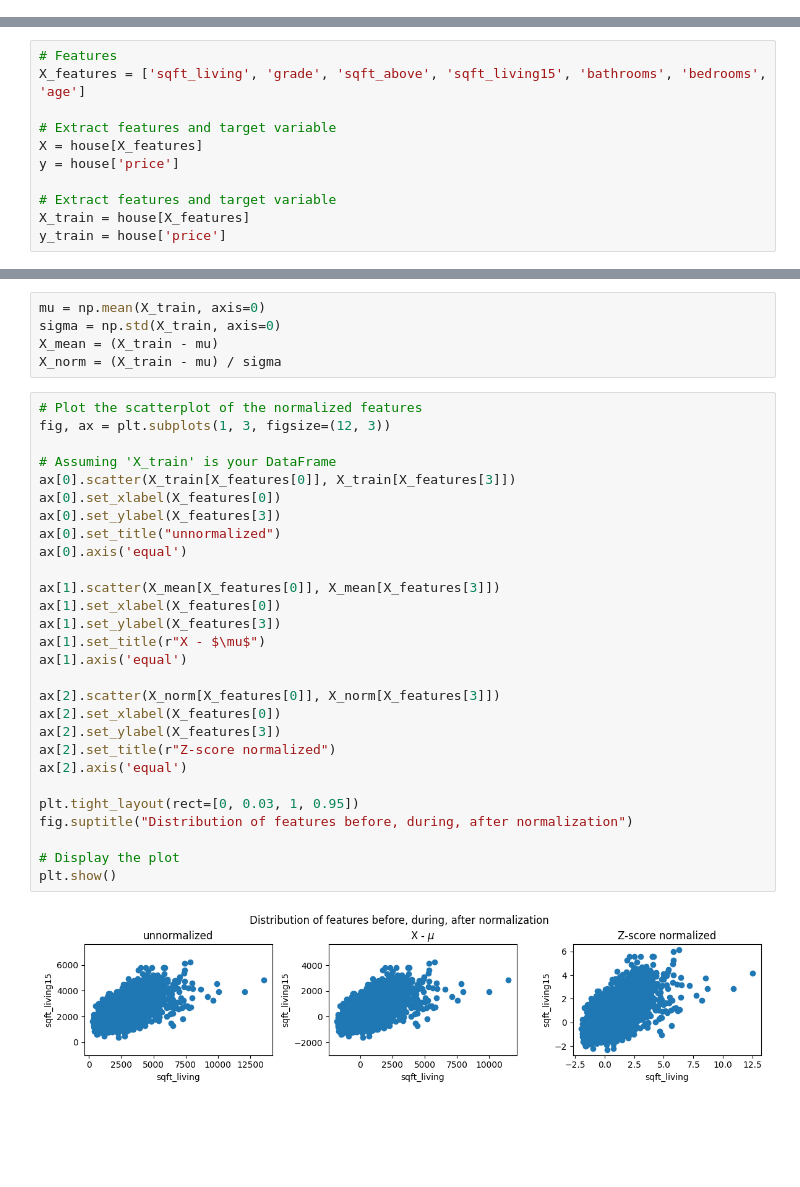
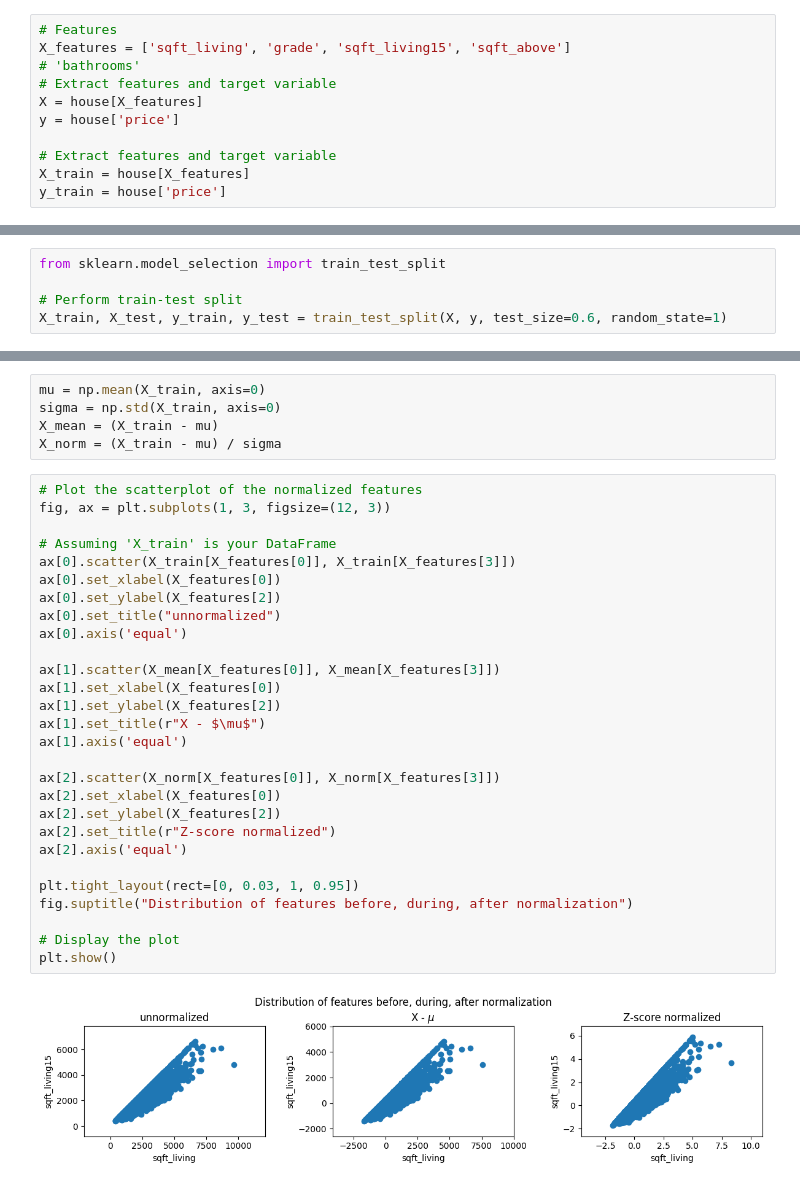
Before and after one commit to InsightQod/Housing, a Jupyter notebook: house_price_ml.ipynb, the cells around one changed output, grey strips where cells are left out. Saved outputs shown, nothing was run; the diff lists cells and outputs as text; blank space fills up the shorter version.

```diff
--- a/house_price_ml.ipynb
+++ b/house_price_ml.ipynb
@@ -83,3 +81,14 @@ print(columns_list)
 # %% [output]
 [figure]
 ['price', 'bedrooms', 'bathrooms', 'sqft_living', 'sqft_lot', 'floors', 'waterfront', 'view', 'condition', 'grade', 'sqft_above', 'sqft_basement', 'yr_built', 'yr_renovated', 'zipcode', 'lat', 'long', ...
+# %%
+# Features
+X_features = ['sqft_living', 'grade', 'sqft_living15', 'sqft_above']
+# 'bathrooms'
+# Extract features and target variable
+X = house[X_features]
+y = house['price']
+
+# Extract features and target variable
+X_train = house[X_features]
+y_train = house['price']
@@ -86,14 +97,8 @@ print(columns_list)
+# %%
+from sklearn.model_selection import train_test_split
+
+# Perform train-test split
+X_train, X_test, y_train, y_test = train_test_split(X, y, test_size=0.6, random_state=1)
 # %% [markdown]
 # Feature Scaling
-# %%
-# Features
-X_features = ['sqft_living', 'grade', 'sqft_above', 'sqft_living15', 'bathrooms', 'bedrooms', 'age']
-
-# Extract features and target variable
-X = house[X_features]
-y = house['price']
-
-# Extract features and target variable
-X_train = house[X_features]
-y_train = house['price']
 # %%
@@ -144,33 +149,33 @@ X_norm = (X_train - mu) / sigma
 # %%
 # Plot the scatterplot of the normalized features
 fig, ax = plt.subplots(1, 3, figsize=(12, 3))
 
 # Assuming 'X_train' is your DataFrame
 ax[0].scatter(X_train[X_features[0]], X_train[X_features[3]])
 ax[0].set_xlabel(X_features[0])
-ax[0].set_ylabel(X_features[3])
+ax[0].set_ylabel(X_features[2])
 ax[0].set_title("unnormalized")
 ax[0].axis('equal')
 
 ax[1].scatter(X_mean[X_features[0]], X_mean[X_features[3]])
 ax[1].set_xlabel(X_features[0])
-ax[1].set_ylabel(X_features[3])
+ax[1].set_ylabel(X_features[2])
 ax[1].set_title(r"X - $\mu$")
 ax[1].axis('equal')
 
 ax[2].scatter(X_norm[X_features[0]], X_norm[X_features[3]])
 ax[2].set_xlabel(X_features[0])
-ax[2].set_ylabel(X_features[3])
+ax[2].set_ylabel(X_features[2])
 ax[2].set_title(r"Z-score normalized")
 ax[2].axis('equal')
 
 plt.tight_layout(rect=[0, 0.03, 1, 0.95])
 fig.suptitle("Distribution of features before, during, after normalization")
 
 # Display the plot
 plt.show()
 # %% [output]
-[figure, old version]
+[figure, new version]
 # %%
 # normalize the original features
 X_norm, X_mu, X_sigma = zscore_normalize_features(X_train)
```
Also changed, not shown: parts of 32 cells of this notebook, 1 other file.
